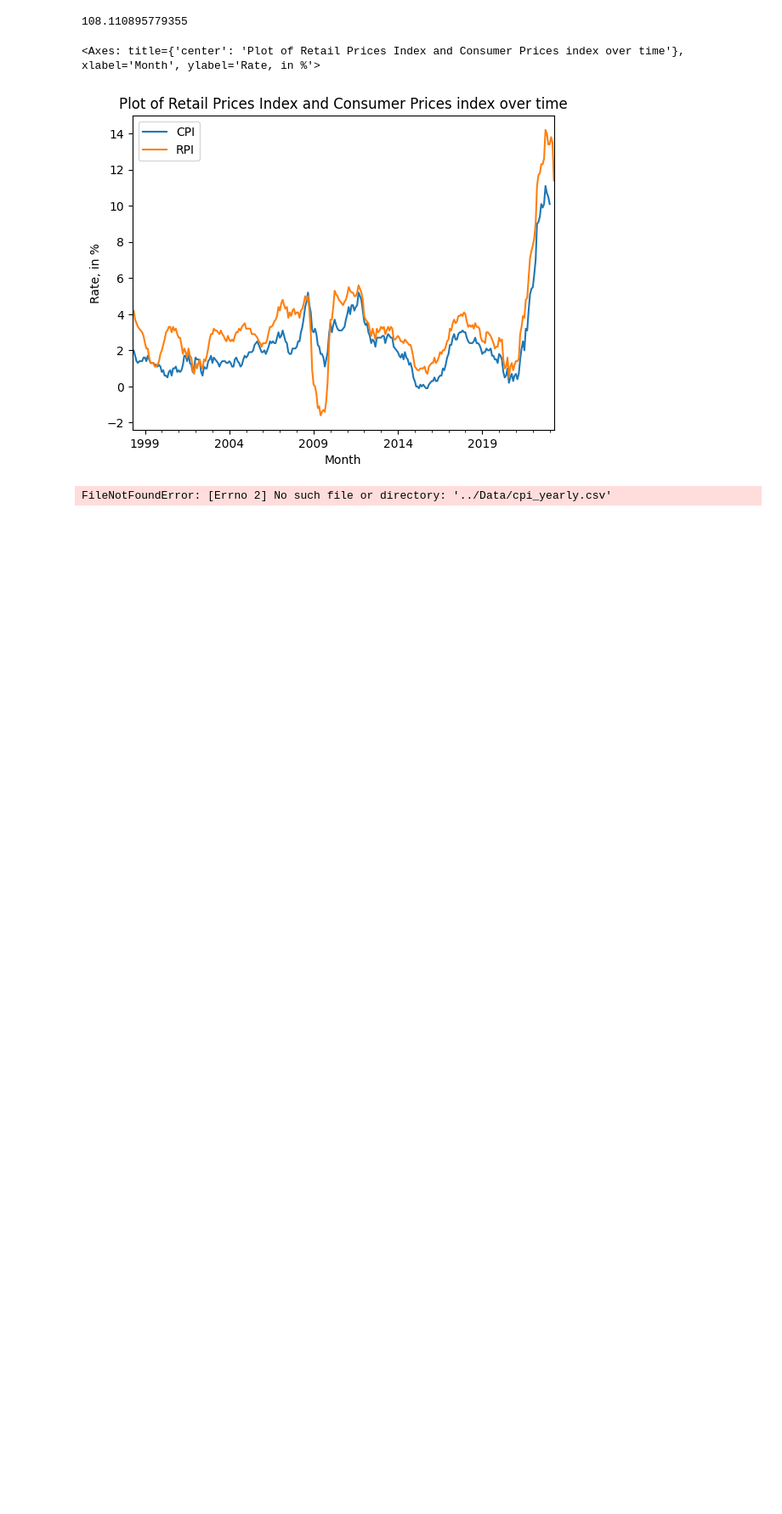
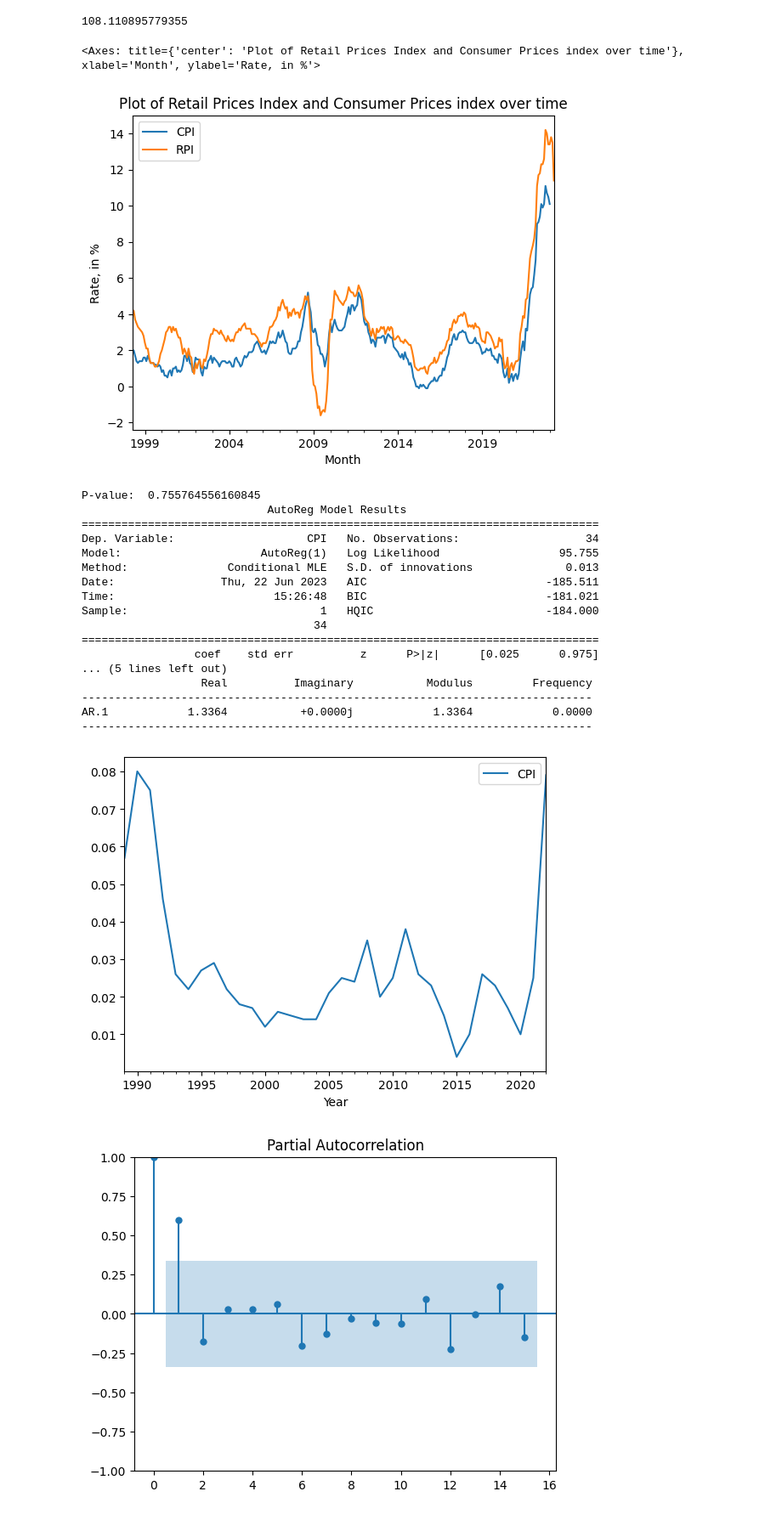
Before and after one commit to sophiebella28/pension_model, a Jupyter notebook: python/calibrate.ipynb, the cells around one changed output. Shown at 85% size. Saved outputs shown, nothing was run; the diff lists cells and outputs as text; code cells hidden in the pictures; blank space fills up the shorter version.

Commit message:
renames data file

```diff
--- a/python/calibrate.ipynb
+++ b/python/calibrate.ipynb
@@ -4,7 +4,7 @@ import pandas as pd
 import matplotlib.pyplot as plt
 import numpy as np
 
-data = pd.read_csv("../Data/yield_curve_data.csv")
+data = pd.read_csv("calibration_data/yield_curve_data.csv")
 # the jan_curve file comes from GLC Nominal month end data_2016 to present, the jan 2023 curve, which is data from the Bank of England
 
 print(data)
@@ -129,10 +129,10 @@ import pandas as pd
 def strip_spaces(df):
     return df.replace(r"^ +| +$", r"", regex=True).rename(columns=lambda x: x.strip())
 
-cpi_df = pd.read_csv('../Data/cpi_all_1989-2022.csv')
+cpi_df = pd.read_csv('calibration_data/cpi_all_1989-2022.csv')
 cpi_df = strip_spaces(cpi_df)
 
-gilt_df = pd.read_csv('../Data/Historical_Average_Daily_Conventional_Gilt_Yields.csv')
+gilt_df = pd.read_csv('calibration_data/Historical_Average_Daily_Conventional_Gilt_Yields.csv')
 gilt_df = strip_spaces(gilt_df)
 ## load both data sets and find a way to make the timesteps the same
 ## then find the pmcc of them both and use that in my model
@@ -328,7 +328,7 @@ infl_df.plot(x="Month", title="Plot of Retail Prices Index and Consumer Prices i
 <Axes: title={'center': 'Plot of Retail Prices Index and Consumer Prices index over time'}, xlabel='Month', ylabel='Rate, in %'>
 [figure]
 # %%
-cpi_df = pd.read_csv('../Data/cpi_yearly.csv')
+cpi_df = pd.read_csv('calibration_data/cpi_yearly.csv')
 cpi_df = strip_spaces(cpi_df)
 
 cpi_df['Year'] = pd.to_datetime(cpi_df['Year'], format="%Y")
@@ -336,31 +336,49 @@ cpi_df['CPI'] = cpi_df['CPI'] * 0.01
 cpi_df.plot("Year","CPI")
 from statsmodels.tsa.ar_model import AutoReg
 from statsmodels.tsa.stattools import adfuller
 df_stationarityTest = adfuller(cpi_df['CPI'], autolag='AIC')
 print("P-value: ", df_stationarityTest[1])
 from statsmodels.graphics.tsaplots import plot_pacf
 pacf = plot_pacf(cpi_df['CPI'], lags=15)
 plt.plot()
 #
 # Create training and test data
 #
 train_data = cpi_df['CPI'][:len(df)-50]
 test_data = cpi_df['CPI'][len(df)-50:]
 #
 # Instantiate and fit the AR model with training data
 #
 smallestAIC = 3000000
 bestModel = AutoReg(train_data, lags=1).fit()
 # for i in range(1,15):
 #     ar_model = AutoReg(train_data, lags=i).fit()
 #     print(ar_model.aic)
 #     if ar_model.aic < smallestAIC:
 #         smallestAIC = ar_model.aic
 #         bestModel = ar_model
 
 #
 # Print Summary
 #
 print(bestModel.summary(0.05))
 # %% [output]
-FileNotFoundError: [Errno 2] No such file or directory: '../Data/cpi_yearly.csv'
+P-value:  0.755764556160845
+                            AutoReg Model Results
+==============================================================================
+Dep. Variable:                    CPI   No. Observations:                   34
+Model:                     AutoReg(1)   Log Likelihood                  95.755
+Method:               Conditional MLE   S.D. of innovations              0.013
+Date:                Thu, 22 Jun 2023   AIC                           -185.511
+Time:                        15:26:48   BIC                           -181.021
+Sample:                             1   HQIC                          -184.000
+                                   34
+==============================================================================
+                 coef    std err          z      P>|z|      [0.025      0.975]
+... (5 lines left out)
+                  Real          Imaginary           Modulus         Frequency
+-----------------------------------------------------------------------------
+AR.1            1.3364           +0.0000j            1.3364            0.0000
+-----------------------------------------------------------------------------
+[figure, added]
+[figure, added]
```
Also changed, not shown: parts of 4 cells of this notebook, 6 other files.
